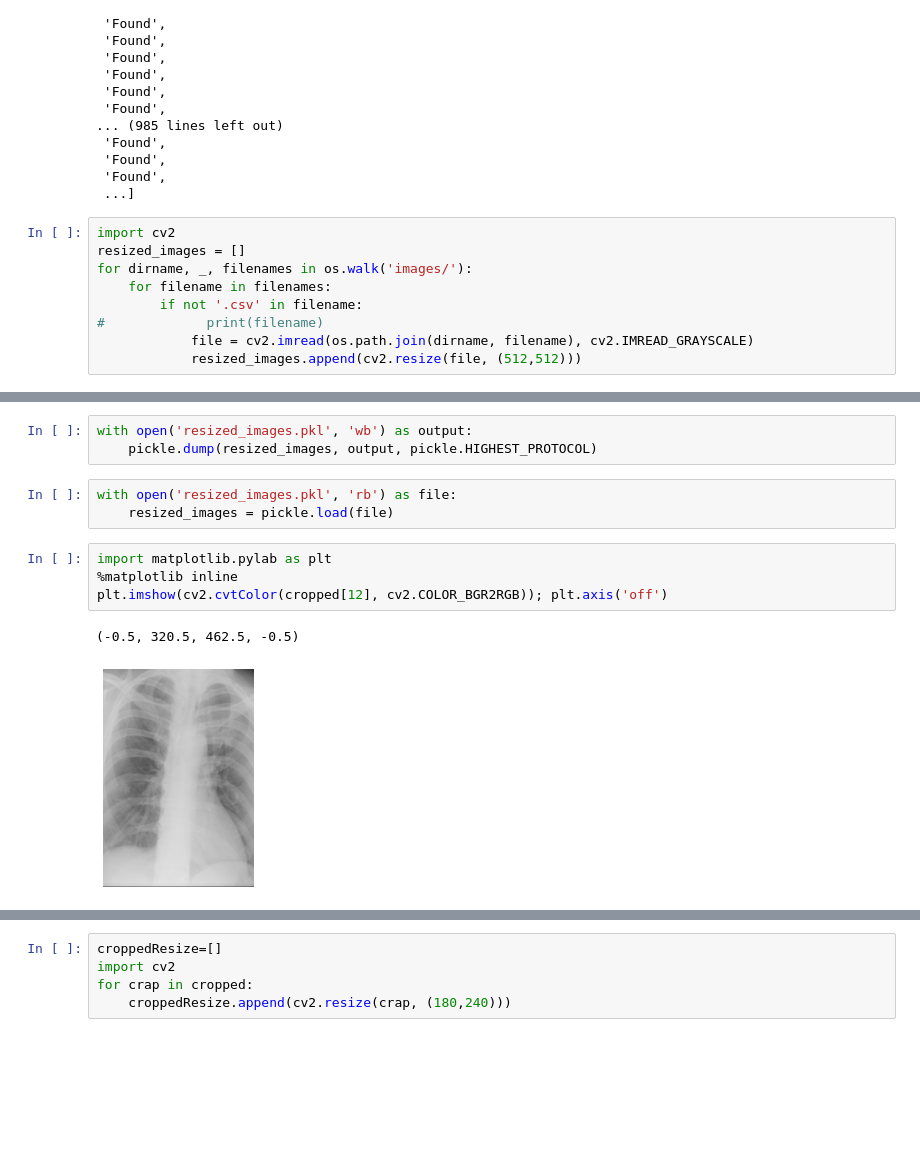
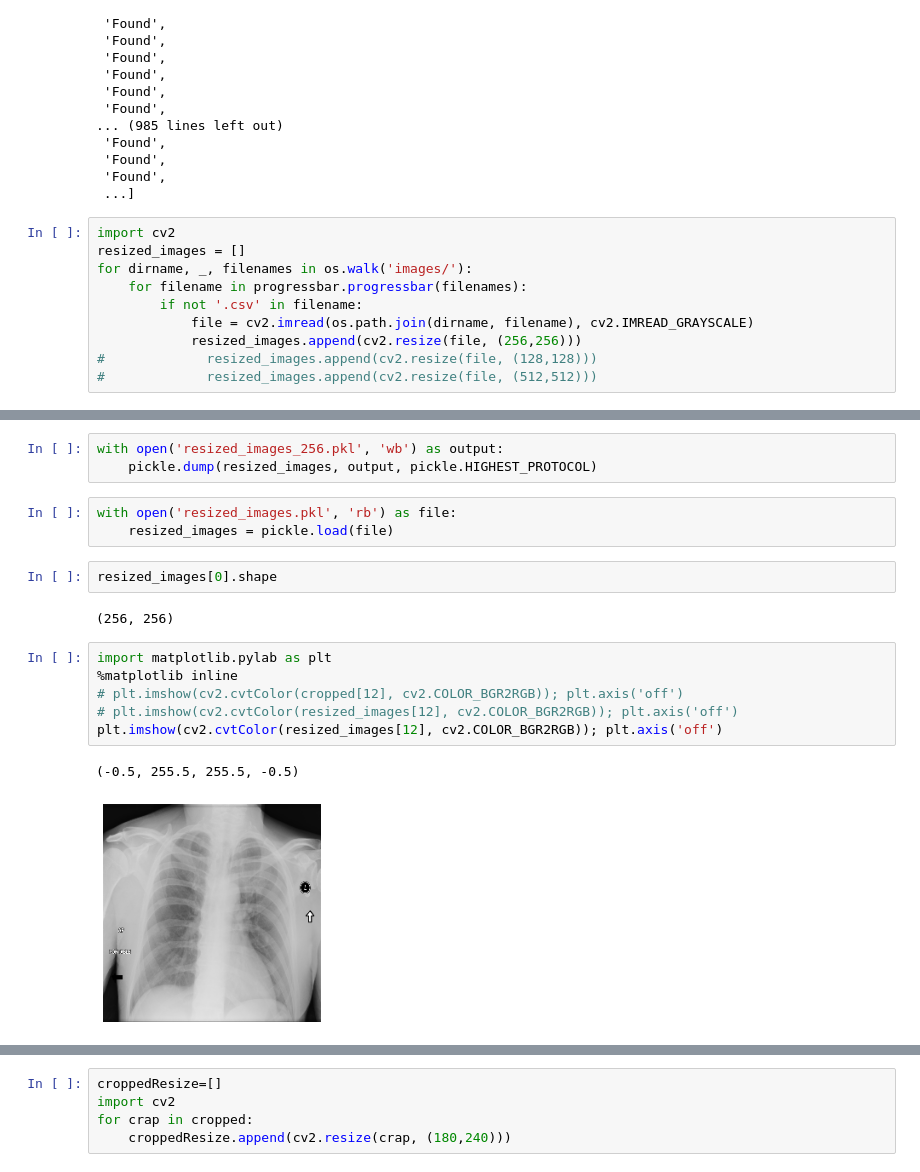
Before and after one commit to zjaved101/cmpe256-project, a Jupyter notebook: ZAN.ipynb, the cells around one changed output, grey strips where cells are left out. Cells and saved outputs as stored; diff of their text form; blank space fills up the shorter version.

```diff
--- a/ZAN.ipynb
+++ b/ZAN.ipynb
@@ -78,8 +79,9 @@ labels
 import cv2
 resized_images = []
 for dirname, _, filenames in os.walk('images/'):
-    for filename in filenames:
+    for filename in progressbar.progressbar(filenames):
         if not '.csv' in filename:
-#             print(filename)
             file = cv2.imread(os.path.join(dirname, filename), cv2.IMREAD_GRAYSCALE)
-            resized_images.append(cv2.resize(file, (512,512)))
+            resized_images.append(cv2.resize(file, (256,256)))
+#             resized_images.append(cv2.resize(file, (128,128)))
+#             resized_images.append(cv2.resize(file, (512,512)))
@@ -86,16 +90,22 @@ for dirname, _, filenames in os.walk('images/'):
 # %%
-with open('resized_images.pkl', 'wb') as output:
+with open('resized_images_256.pkl', 'wb') as output:
     pickle.dump(resized_images, output, pickle.HIGHEST_PROTOCOL)
 # %%
 with open('resized_images.pkl', 'rb') as file:
     resized_images = pickle.load(file)
+# %%
+resized_images[0].shape
+# %% [output]
+(256, 256)
 # %%
 import matplotlib.pylab as plt
 %matplotlib inline
-plt.imshow(cv2.cvtColor(cropped[12], cv2.COLOR_BGR2RGB)); plt.axis('off')
+# plt.imshow(cv2.cvtColor(cropped[12], cv2.COLOR_BGR2RGB)); plt.axis('off')
+# plt.imshow(cv2.cvtColor(resized_images[12], cv2.COLOR_BGR2RGB)); plt.axis('off')
+plt.imshow(cv2.cvtColor(resized_images[12], cv2.COLOR_BGR2RGB)); plt.axis('off')
 # %% [output]
-(-0.5, 320.5, 462.5, -0.5)
+(-0.5, 255.5, 255.5, -0.5)
-[figure, old version]
+[figure, new version]
 # %%
 # for image in resized_images:
 #   cropped.append(image[y:h, x:w])
```
Also changed, not shown: parts of 46 cells of this notebook.
